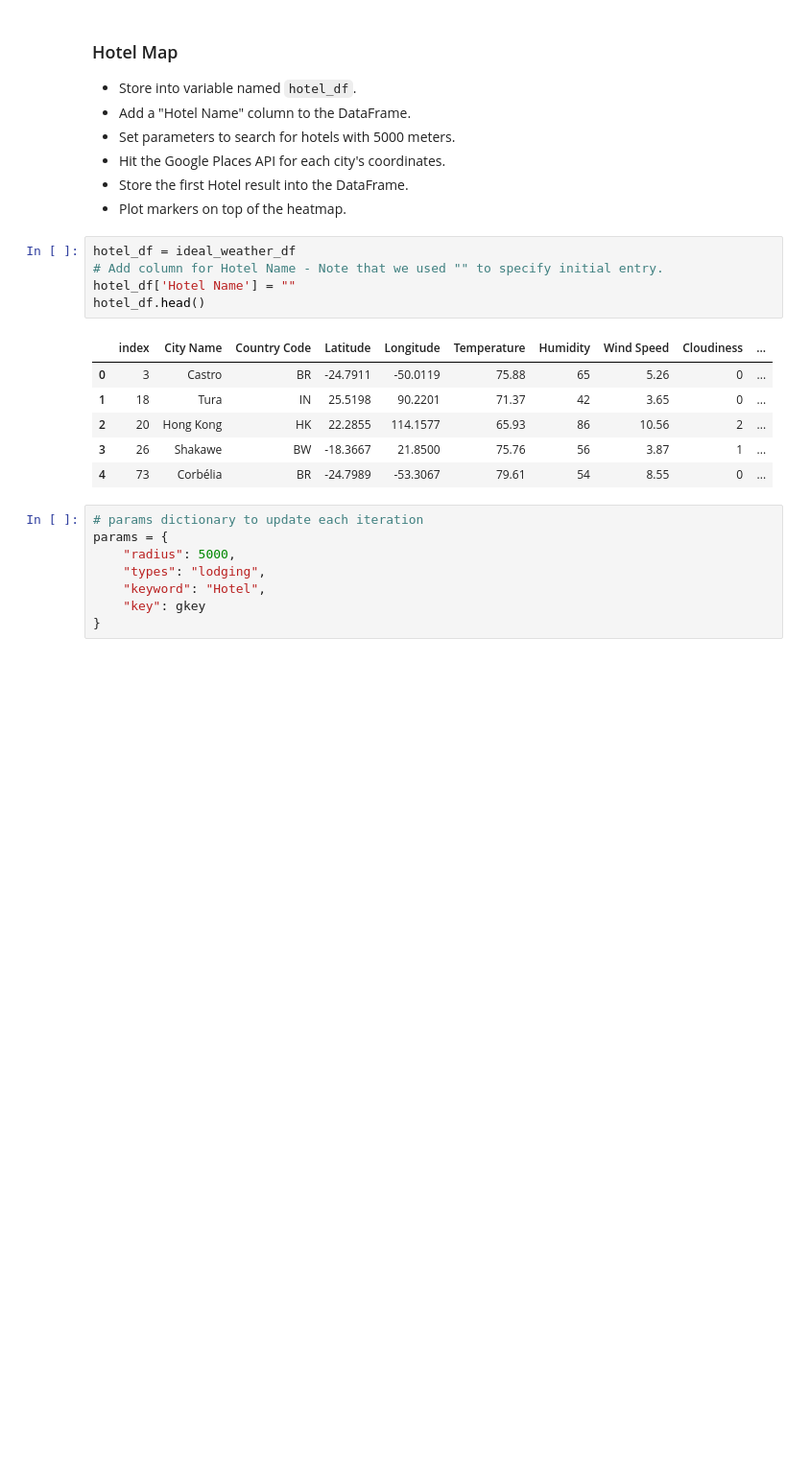
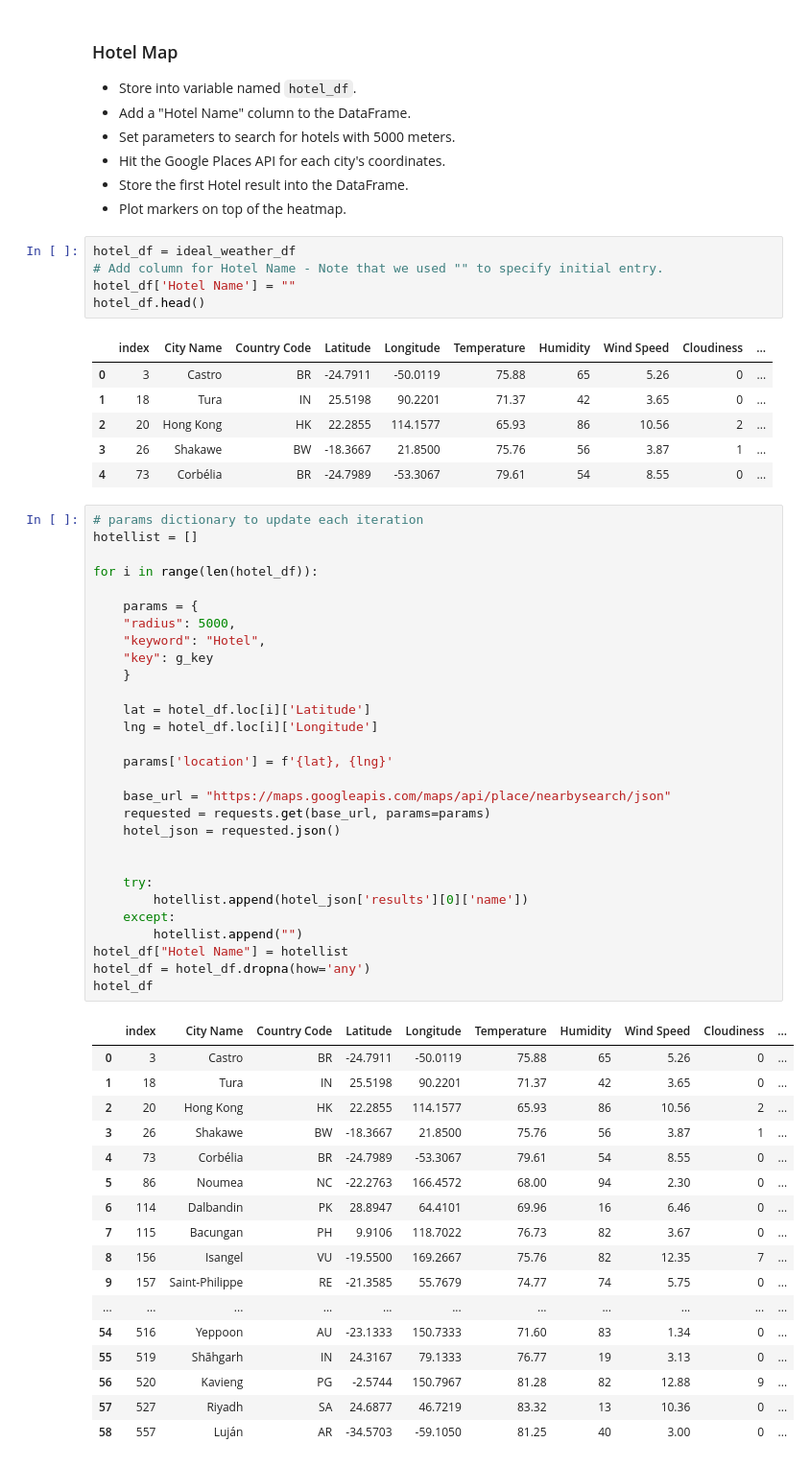
Before and after one commit to Aprieto7/python-api-challenge, a Jupyter notebook: starter_code/VacationPy.ipynb, the cells around one changed output. Shown: that part at 96% size. Drawn from its saved outputs; the diff is of its cells as text; blank space fills up the shorter version.

```diff
--- a/starter_code/VacationPy.ipynb
+++ b/starter_code/VacationPy.ipynb
@@ -118,14 +118,53 @@ hotel_df.head()
 | 2 | 20 | Hong Kong | HK | 22.2855 | 114.1577 | 65.93 | 86 | 10.56 | 2 | ... |
 | 3 | 26 | Shakawe | BW | -18.3667 | 21.8500 | 75.76 | 56 | 3.87 | 1 | ... |
 | 4 | 73 | Corbélia | BR | -24.7989 | -53.3067 | 79.61 | 54 | 8.55 | 0 | ... |
-# %%
-# params dictionary to update each iteration
-params = {
-    "radius": 5000,
-    "types": "lodging",
-    "keyword": "Hotel",
-    "key": gkey
-}
+# %%
+# params dictionary to update each iteration
+hotellist = []
+
+for i in range(len(hotel_df)):
+
+    params = {
+    "radius": 5000,
+    "keyword": "Hotel",
+    "key": g_key
+    }
+
+    lat = hotel_df.loc[i]['Latitude']
+    lng = hotel_df.loc[i]['Longitude']
+
+    params['location'] = f'{lat}, {lng}'
+
+    base_url = "https://maps.googleapis.com/maps/api/place/nearbysearch/json"
+    requested = requests.get(base_url, params=params)
+    hotel_json = requested.json()
+
+
+    try:
+        hotellist.append(hotel_json['results'][0]['name'])
+    except:
+        hotellist.append("")
+hotel_df["Hotel Name"] = hotellist
+hotel_df = hotel_df.dropna(how='any')
+hotel_df
+# %% [output]
+|  | index | City Name | Country Code | Latitude | Longitude | Temperature | Humidity | Wind Speed | Cloudiness | ... |
+| 0 | 3 | Castro | BR | -24.7911 | -50.0119 | 75.88 | 65 | 5.26 | 0 | ... |
+| 1 | 18 | Tura | IN | 25.5198 | 90.2201 | 71.37 | 42 | 3.65 | 0 | ... |
+| 2 | 20 | Hong Kong | HK | 22.2855 | 114.1577 | 65.93 | 86 | 10.56 | 2 | ... |
+| 3 | 26 | Shakawe | BW | -18.3667 | 21.8500 | 75.76 | 56 | 3.87 | 1 | ... |
+| 4 | 73 | Corbélia | BR | -24.7989 | -53.3067 | 79.61 | 54 | 8.55 | 0 | ... |
+| 5 | 86 | Noumea | NC | -22.2763 | 166.4572 | 68.00 | 94 | 2.30 | 0 | ... |
+| 6 | 114 | Dalbandin | PK | 28.8947 | 64.4101 | 69.96 | 16 | 6.46 | 0 | ... |
+| 7 | 115 | Bacungan | PH | 9.9106 | 118.7022 | 76.73 | 82 | 3.67 | 0 | ... |
+| 8 | 156 | Isangel | VU | -19.5500 | 169.2667 | 75.76 | 82 | 12.35 | 7 | ... |
+| 9 | 157 | Saint-Philippe | RE | -21.3585 | 55.7679 | 74.77 | 74 | 5.75 | 0 | ... |
+| ... | ... | ... | ... | ... | ... | ... | ... | ... | ... | ... |
+| 54 | 516 | Yeppoon | AU | -23.1333 | 150.7333 | 71.60 | 83 | 1.34 | 0 | ... |
+| 55 | 519 | Shāhgarh | IN | 24.3167 | 79.1333 | 76.77 | 19 | 3.13 | 0 | ... |
+| 56 | 520 | Kavieng | PG | -2.5744 | 150.7967 | 81.28 | 82 | 12.88 | 9 | ... |
+| 57 | 527 | Riyadh | SA | 24.6877 | 46.7219 | 83.32 | 13 | 10.36 | 0 | ... |
+| 58 | 557 | Luján | AR | -34.5703 | -59.1050 | 81.25 | 40 | 3.00 | 0 | ... |
 # %%
 # NOTE: Do not change any of the code in this cell
 
```
Also changed, not shown: parts of 5 cells of this notebook.
